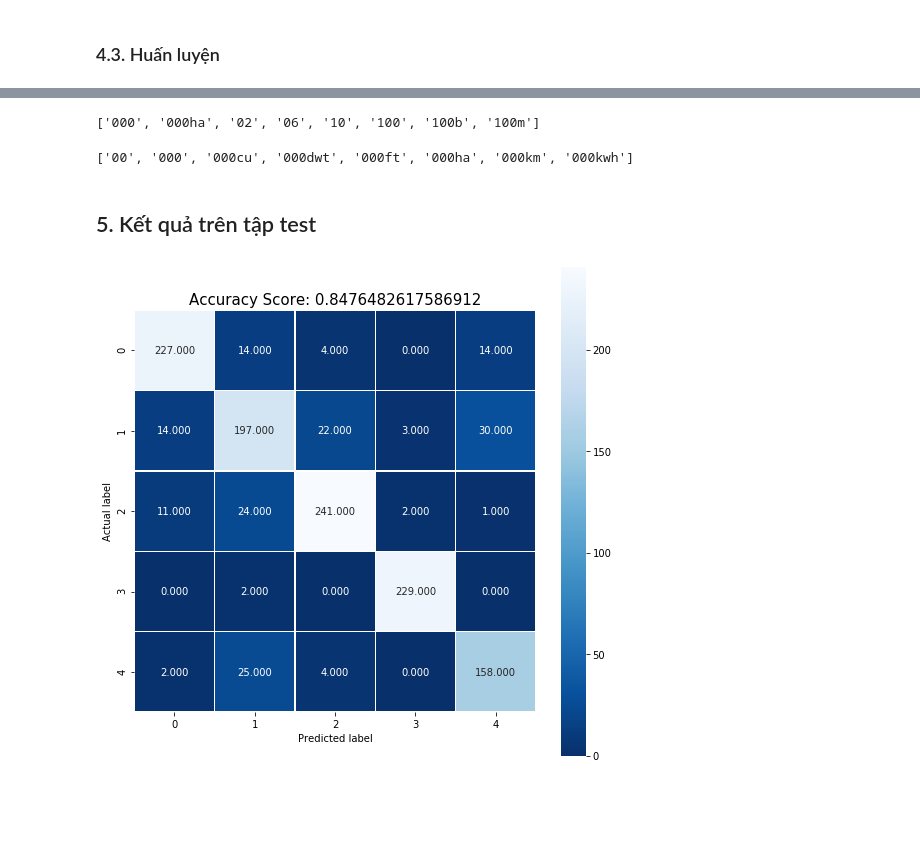
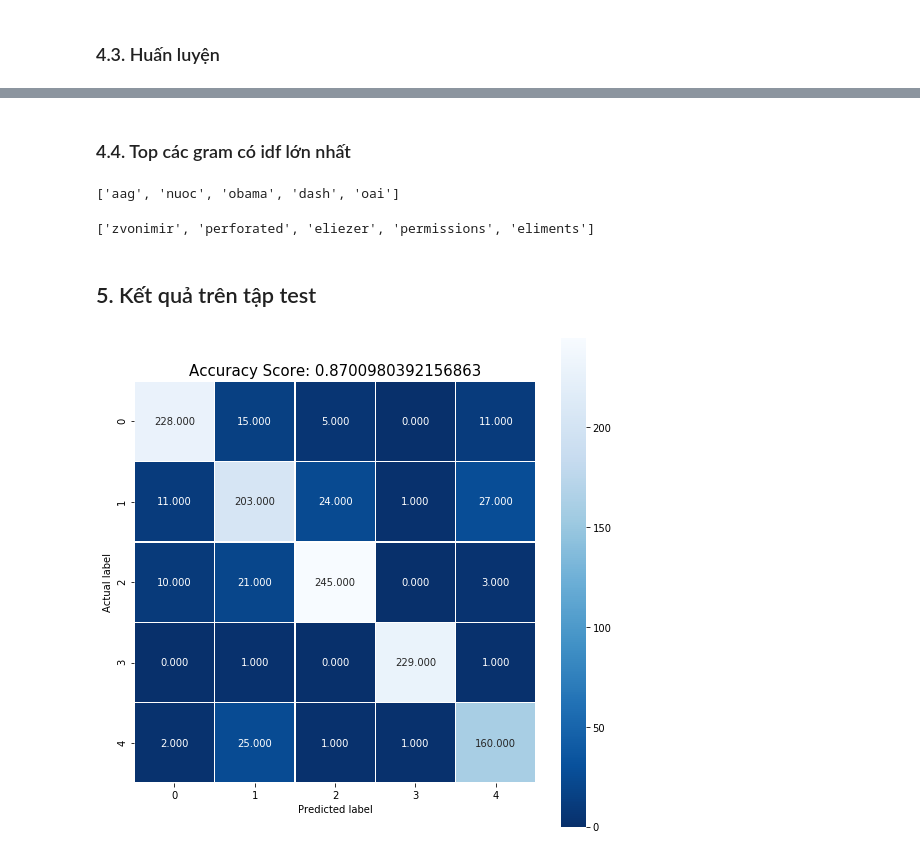
Before and after one commit to tuandoan998/DS_Final_Project, a Jupyter notebook: scripts/pipe_line.ipynb, the cells around one changed output, grey strips where cells are left out. Cells and saved outputs as stored; diff of their text form; code cells hidden in the pictures; blank space fills up the shorter version.

Commit message:
modify pipeline from feed back

```diff
--- a/scripts/pipe_line.ipynb
+++ b/scripts/pipe_line.ipynb
@@ -362,10 +382,13 @@ general_features_pipeline = Pipeline([
 tfidf_features_pipeline = Pipeline([
     ('remove_tone', RemoveTone()),
     ('lower_case', LowerCase()),
-    ('tfidf_feature', FeatureUnion([
+    ('remove_digits', RemoveDigitLetter()),
+    ('remove_space', RemoveIrrelevant()),
+    ('tfidf_features', FeatureUnion([
         ('title_tfidf_features', Pipeline([
             ('selector', ItemSelector(key='title')),
             ('tfidf', TfidfVectorizer()),
+            ('best', TruncatedSVD(n_components=50))
         ])),
         ('text_tfidf_features', Pipeline([
             ('selector', ItemSelector(key='text')),
@@ -375,7 +398,9 @@ tfidf_features_pipeline = Pipeline([
     ]))
 ])
 
+
 model = linear_model.LogisticRegression(solver="lbfgs",multi_class="auto",max_iter=4000)
+
 full_pipeline = Pipeline([
     ('remove_irrelevant', RemoveIrrelevant()),
     ('features', FeatureUnion([
@@ -404,18 +414,5 @@ hyper_params_cfg = {
+# %%
+ngram_range_list = [(1,1), (1,2), (1,3), (2,3)]
+logistic_regularizations = [0.01, 0.1, 1, 10]
 # %% [markdown]
 ### 4.3. Huấn luyện
-# %%
-k_fold = KFold(n_splits=5)
-scores = []
-
-for i, (train_index, valid_index) in enumerate(k_fold.split(X_df)):
-    X_train, X_valid = X_df.iloc[train_index], X_df.iloc[valid_index]
-    y_train, y_valid = y_sr.iloc[train_index], y_sr.iloc[valid_index]
-
-    full_pipeline.fit(X_train, y_train)
-    y_valid_predict = full_pipeline.predict(X_valid)
-
-    score = metrics.accuracy_score(y_valid_predict, y_valid)
-    scores.append(score)
-    print('Fold {}, accuracy: {}'.format(i+1, score))
-
-print('Average accuracy on validation: {}'.format(np.mean(scores)))
@@ -428,0 +508,8 @@ Average accuracy on validation: 0.8612559036285514
+# %%
+# Huấn luyện lại mô hình với kết quả tốt nhất
+full_pipeline.set_params(classifier__C = best_regularization_C)
+full_pipeline.set_params(
+    features__tfidf_features_pipeline__tfidf_features__title_tfidf_features__tfidf__ngram_range=best_ngram_range
+)
+
+full_pipeline.fit(X_df, y_sr)
@@ -429,19 +523,27 @@ Average accuracy on validation: 0.8612559036285514
+# %% [markdown]
+### 4.4. Top các gram có idf lớn nhất
 # %%
 title_tfidf_vectorizer = dict(
     dict(full_pipeline.named_steps['features'].transformer_list).get('tfidf_features_pipeline').
-    named_steps['tfidf_feature'].transformer_list).get('title_tfidf_features').named_steps['tfidf']
+    named_steps['tfidf_features'].transformer_list).get('title_tfidf_features').named_steps['tfidf']
 
-title_tfidf_vectorizer.get_feature_names()[:8]
+indices = np.argsort(title_tfidf_vectorizer.idf_)[::-1]
+features = title_tfidf_vectorizer.get_feature_names()
+top_features = [features[i] for i in indices[:5]]
+print(top_features)
 # %% [output]
-['000', '000ha', '02', '06', '10', '100', '100b', '100m']
+['aag', 'nuoc', 'obama', 'dash', 'oai']
 # %%
 text_tfidf_vectorizer = dict(
     dict(full_pipeline.named_steps['features'].transformer_list).get('tfidf_features_pipeline').
-    named_steps['tfidf_feature'].transformer_list).get('text_tfidf_features').named_steps['tfidf']
+    named_steps['tfidf_features'].transformer_list).get('text_tfidf_features').named_steps['tfidf']
 
-text_tfidf_vectorizer.get_feature_names()[:8]
+indices = np.argsort(text_tfidf_vectorizer.idf_)[::-1]
+features = text_tfidf_vectorizer.get_feature_names()
+top_features = [features[i] for i in indices[:5]]
+print(top_features)
 # %% [output]
-['00', '000', '000cu', '000dwt', '000ft', '000ha', '000km', '000kwh']
+['zvonimir', 'perforated', 'eliezer', 'permissions', 'eliments']
 # %% [markdown]
 ## 5. Kết quả trên tập test
 # %%
@@ -455,10 +557,10 @@ y_test_predict = full_pipeline.predict(X_test)
 # %%
 cm = metrics.confusion_matrix(y_test, y_test_predict)
 plt.figure(figsize=(9,9))
 sns.heatmap(cm, annot=True, fmt=".3f", linewidths=.5, square = True, cmap = 'Blues_r');
 plt.ylabel('Actual label')
 plt.xlabel('Predicted label')
-all_sample_title = 'Accuracy Score: {0}'.format(score)
+all_sample_title = 'Accuracy Score: {0}'.format(metrics.accuracy_score(y_test, y_test_predict))
 plt.title(all_sample_title, size = 15);
 # %% [output]
-[figure, old version]
+[figure, new version]
```
Also changed, not shown: parts of 9 cells of this notebook.
